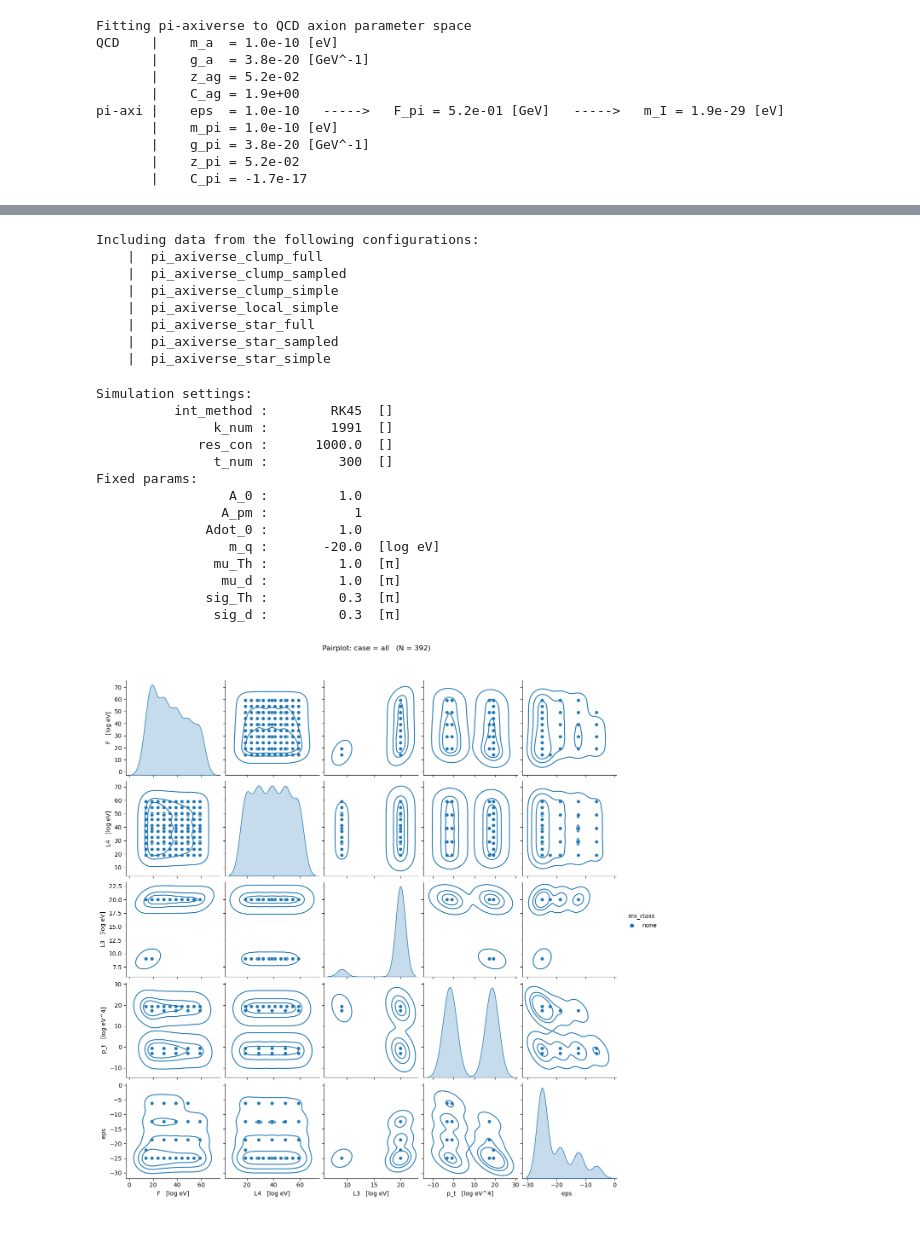
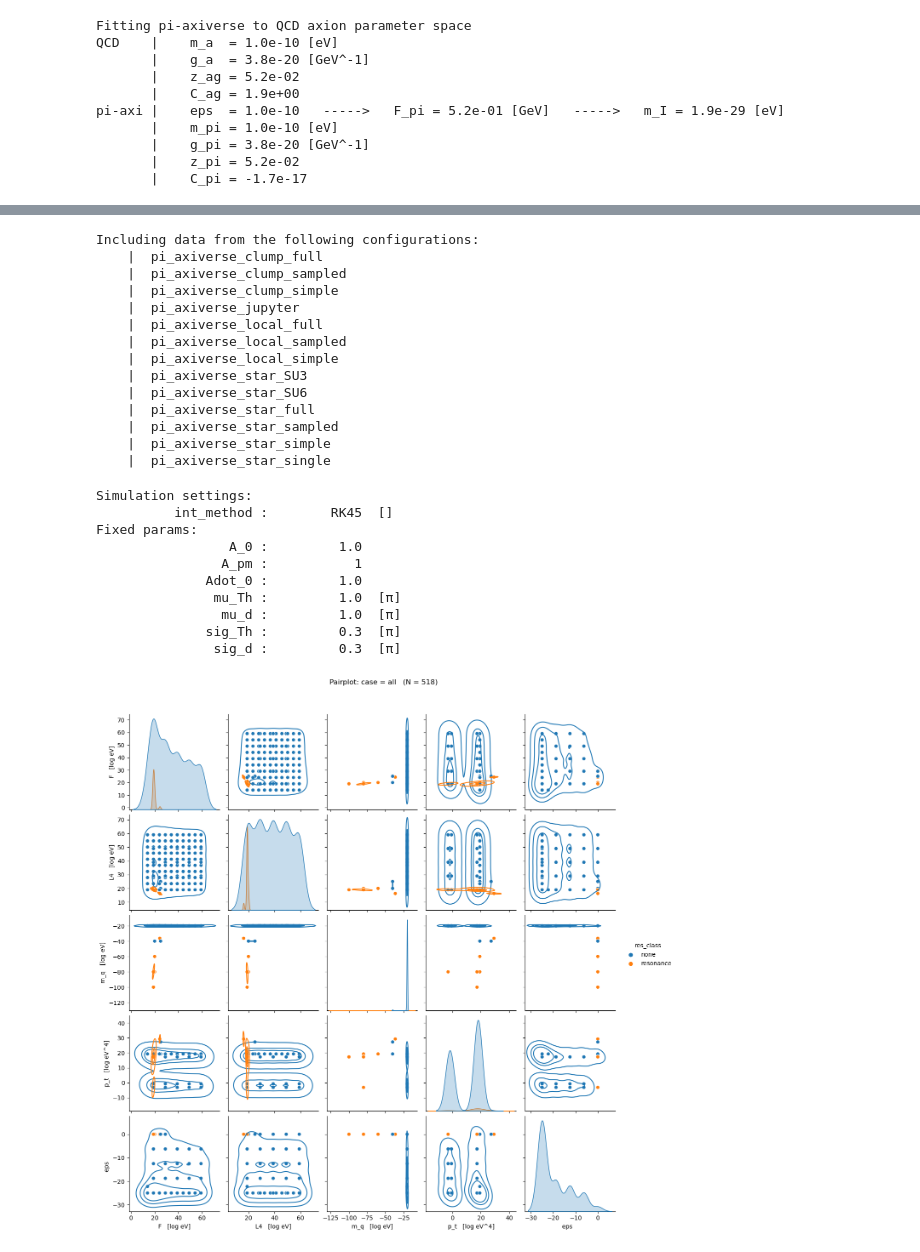
Before and after one commit to LoaneShark/pyAxiverse, a Jupyter notebook: param-analysis.ipynb, the cells around one changed output, grey strips where cells are left out. Saved outputs shown, nothing was run; the diff lists cells and outputs as text; code cells hidden in the pictures.

Commit message:
Reorganized param_analysis

```diff
--- a/param-analysis.ipynb
+++ b/param-analysis.ipynb
@@ -61,12 +63,3 @@ if sklearn_process:
         # Evaluate fit with test dataset
         print("Score: %.2f" % model.score(X_test, y_test))
         print(" --------------------------------------- ")
-# %%
-from piaxi_utils import fit_crude_epsilon_relation, fit_Fpi
-fit_eps = False
-eps = 1.
-if fit_eps:
-    pts = [(0.1,-19.9,eps), (0.5,-18.6,eps), (1,-17.9,eps)]
-    fit_res, _ = fit_crude_epsilon_relation(pts_in=pts, plot_fit=True)
-    if verbosity >= 0:
-        print('y = %.3f log_10(10x + %.3f) + %.3f' % (fit_res[0], fit_res[1], fit_res[2]))
@@ -201,12 +128,13 @@ log-mean-squared error: 98.36
 # %%
+## Dependency imports and declarations for data preprocessing, unit handling, and print formatting
 import pandas as pd
 import seaborn as sns
 import matplotlib.pyplot as plt
-from piaxi_utils import load_all, load_case, get_units_from_params, classify_resonance, n_p, n_k
+from piaxi_utils import load_all, load_case, get_units_from_params, classify_resonance, n_p, n_k, cosmo_stability, fit_Fpi, check_Fpi_fit
 
 #np.warnings.filterwarnings("error", category=np.VisibleDeprecationWarning)
 
-## Set dtypes and print formats for each column
+# Set dtypes and print formats for each column
 param_map = {
     "config_name":       [str,             None],
     "units":             ['object',        None],
@@ -252,7 +180,7 @@ param_map = {
     "m_q":               [np.float64,      'sci'],
     "m_r":               [np.ndarray,      'sci'],
     "m_u":               [np.float64,      'sci'],
-    "mem_per_core":      ['Int64',        None],
+    "mem_per_core":      ['Int64',         None],
     "mu_Th":             [np.float32,      'pi'],
     "mu_d":              [np.float32,      'pi'],
     "num_cores":         [np.int32,        None],
@@ -271,6 +199,7 @@ param_map = {
     "res_con":           [np.float32,      None],
     "res_freq":          [str,             None],
     "res_freq_class":    ['object',        None],
+    "res_freq_label":    [str,             None],
     "res_ratio_f":       [np.float64,      'sci'],
     "res_ratio_m":       [np.float64,      'sci'],
     "rescale_amps":      [bool,            None],
@@ -921,15 +852,15 @@ max               NaN               NaN
 -----------------------------------------------------------------
 # %%
-## Visualization
+## WIP: Addititional/alternative Pairplot Visualization and importance estimation
 show_histograms = False
 show_pairplot   = True
 show_heatmap    = False
 
-log_params  = ['p_0', 'p_t', 'F', 'L3', 'L4', 'm_q', 'eps', 'res_ratio_f', 'res_ratio_m', 'm_0', 'k_0', 'm_u']
+log_params  = ['p_0', 'p_t', 'F', 'L3', 'L4', 'm_q', 'eps', 'res_ratio_f', 'res_ratio_m', 'm_0', 'k_0', 'm_u', 't_u']
 dict_params = []
 keep_params = ['res_class', 'config_name', 'units', 'res_band_class']
 
-plot_params = ['F', 'L4', 'L3', 'm_q', 'p_t', 'eps']
+plot_params = ['F', 'L4', 'm_q', 'p_t', 'eps']
 fixed_params = {}
 
 # Filter and rescale data for plotting
@@ -1013,35 +944,37 @@ if show_pairplot:
 
     #print('Units: ')
     #print(param_units)
 
 # TODO: Heatmap for correlation matrix
 if show_heatmap:
     sns.heatmap(correlation_matrix, annot=True)
 
 if np.any([show_histograms, show_pairplot, show_heatmap]):
     print('')
     plt.show()
 # %% [output]
 Including data from the following configurations:
     |  pi_axiverse_clump_full
     |  pi_axiverse_clump_sampled
     |  pi_axiverse_clump_simple
+    |  pi_axiverse_jupyter
+    |  pi_axiverse_local_full
+    |  pi_axiverse_local_sampled
     |  pi_axiverse_local_simple
+    |  pi_axiverse_star_SU3
+    |  pi_axiverse_star_SU6
     |  pi_axiverse_star_full
     |  pi_axiverse_star_sampled
     |  pi_axiverse_star_simple
+    |  pi_axiverse_star_single
 Simulation settings:
           int_method :        RK45  []
-               k_num :        1991  []
-             res_con :      1000.0  []
-               t_num :         300  []
 Fixed params:
                  A_0 :         1.0
                 A_pm :           1
               Adot_0 :         1.0
-                 m_q :       -20.0  [log eV]
                mu_Th :         1.0  [π]
                 mu_d :         1.0  [π]
               sig_Th :         0.3  [π]
                sig_d :         0.3  [π]
-[figure, old version]
+[figure, new version]
```
Also changed, not shown: parts of 21 cells of this notebook.
